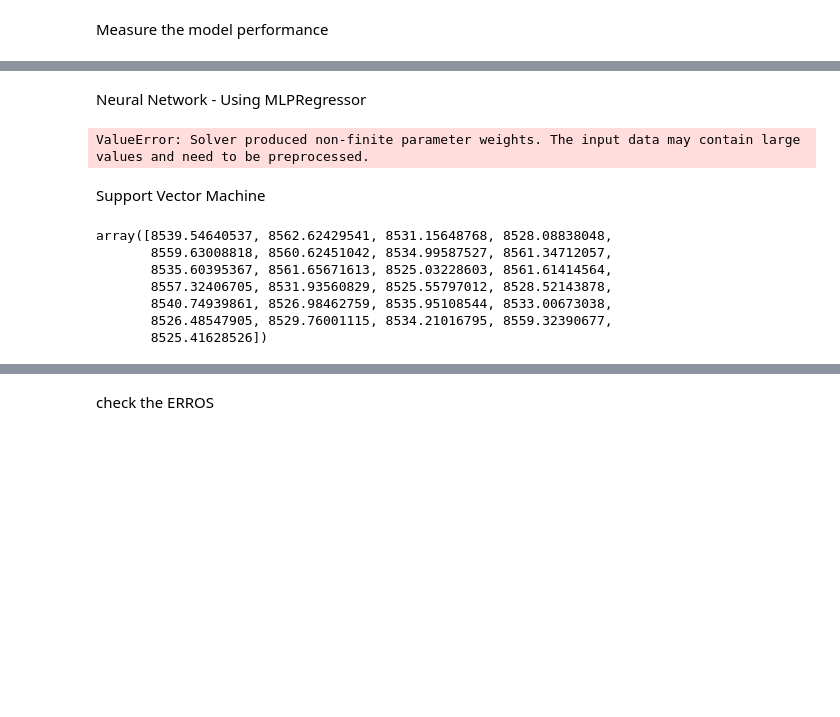
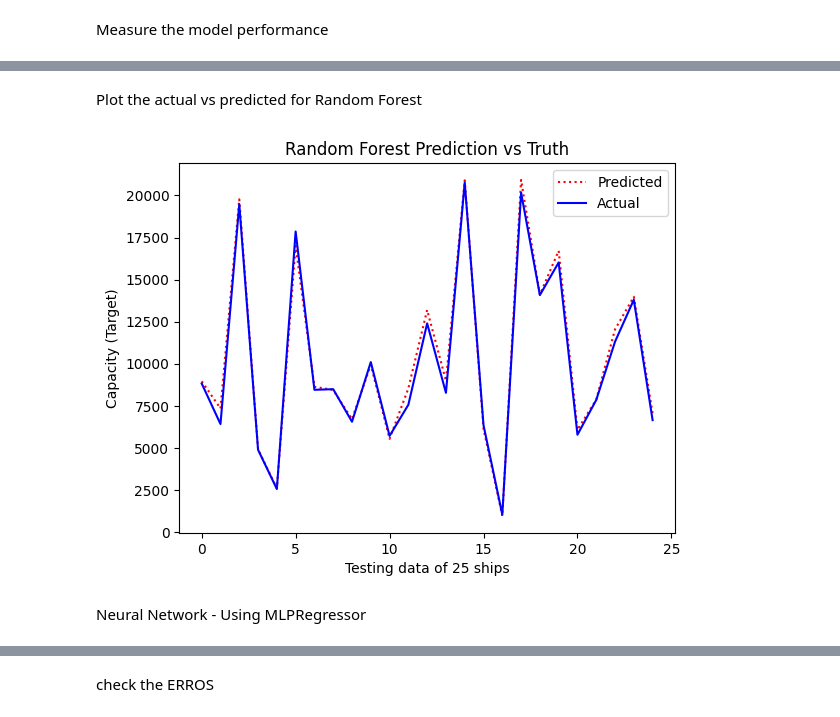
Before and after one commit to ricky11/COMP2002-AI, a Jupyter notebook: 1.1 Data Prep/Assessment2 copy.ipynb, the cells around one changed output, grey strips where cells are left out. Cells and saved outputs as stored; diff of their text form; code cells hidden in the pictures; blank space fills up the shorter version.

```diff
--- a/1.1 Data Prep/Assessment2 copy.ipynb
+++ b/1.1 Data Prep/Assessment2 copy.ipynb
@@ -114,0 +137,3 @@ plt.show()
+# %%
+edited_data = edited_data.sample(frac=1, random_state=42)
+edited_data.head()
@@ -115 +149,13 @@ plt.show()
+# %%
+cols_to_drop = ['IMO_NO.','Vessel_Name','Capacity_(TEU)']
+inputs = edited_data.drop(columns=cols_to_drop).to_numpy(int) #Input features
+targets = edited_data['Capacity_(TEU)'].to_numpy(int) #Prediction Target
+
+# def shuffle():
+#     shuffle_data = data.sample(frac=1, random_state=42)
+#     inputs = shuffle_data.drop(columns=cols_to_drop).to_numpy(int) #Input features
+#     targets = shuffle_data['Capacity_(TEU)'].to_numpy(int) #Prediction Target
+#     return inputs,targets
+
+# shuffle()
 # %% [markdown]
@@ -118,7 +165,4 @@ In this case we will use the StandardScaler for Standardization.
 # %%
-from sklearn.preprocessing import StandardScaler
-scaler = StandardScaler()
-# inputs
+from sklearn.preprocessing import MinMaxScaler
+scaler = MinMaxScaler()
 scaledInputs = scaler.fit_transform(inputs)
-scaledInputs
-plt.scatter(scaledInputs[:, 0], scaledInputs[:, 1])
@@ -171,2 +201,3 @@ Predict the labels of new data (new containers in the test split)
 # %%
-y_pred = rfc.predict(X_test)
+random_forest_pred = rfc.predict(X_test)
+random_forest_pred[0]
@@ -182,28 +229,19 @@ Show a datatable comparing the differences.
+# %% [markdown]
+Plot the actual vs predicted for Random Forest
+# %%
+# plot the predicted test results as a red line
+plt.plot(random_forest_pred, "r:", label="Predicted")
+
+# plot the actual test results as a blue line
+plt.plot( y_test, "b-", label="Actual")
+
+# add a legend and axis labels
+plt.legend()
+plt.title("Random Forest Prediction vs Truth")
+plt.xlabel("Testing data of 25 ships")
+plt.ylabel("Capacity (Target)")
+plt.show()
+# %% [output]
+[figure, added]
 # %% [markdown]
 Neural Network - Using MLPRegressor
-# %%
-from sklearn.neural_network import MLPRegressor
-import numpy as np
-# regressor = MLPRegressor()
-regressor = MLPRegressor(hidden_layer_sizes=(100,), activation="relu", solver="sgd", max_iter=500, random_state=0)
-regressor.fit(X_train, y_train)
-y_pred = regressor.predict(X_test)
-# print(np.mean(abs(outputs-targets)))
-# %% [output]
-ValueError: Solver produced non-finite parameter weights. The input data may contain large values and need to be preprocessed.
-# %% [markdown]
-Support Vector Machine
-# %%
-from sklearn.svm import SVR
-regressor = SVR(kernel='rbf', C=1.0, epsilon=0.1)
-regressor.fit(X_train, y_train)
-y_pred = regressor.predict(X_test)
-y_pred
-# %% [output]
-array([8539.54640537, 8562.62429541, 8531.15648768, 8528.08838048,
-       8559.63008818, 8560.62451042, 8534.99587527, 8561.34712057,
-       8535.60395367, 8561.65671613, 8525.03228603, 8561.61414564,
-       8557.32406705, 8531.93560829, 8525.55797012, 8528.52143878,
-       8540.74939861, 8526.98462759, 8535.95108544, 8533.00673038,
-       8526.48547905, 8529.76001115, 8534.21016795, 8559.32390677,
-       8525.41628526])
```
Also changed, not shown: parts of 59 cells of this notebook, 5 other files.
